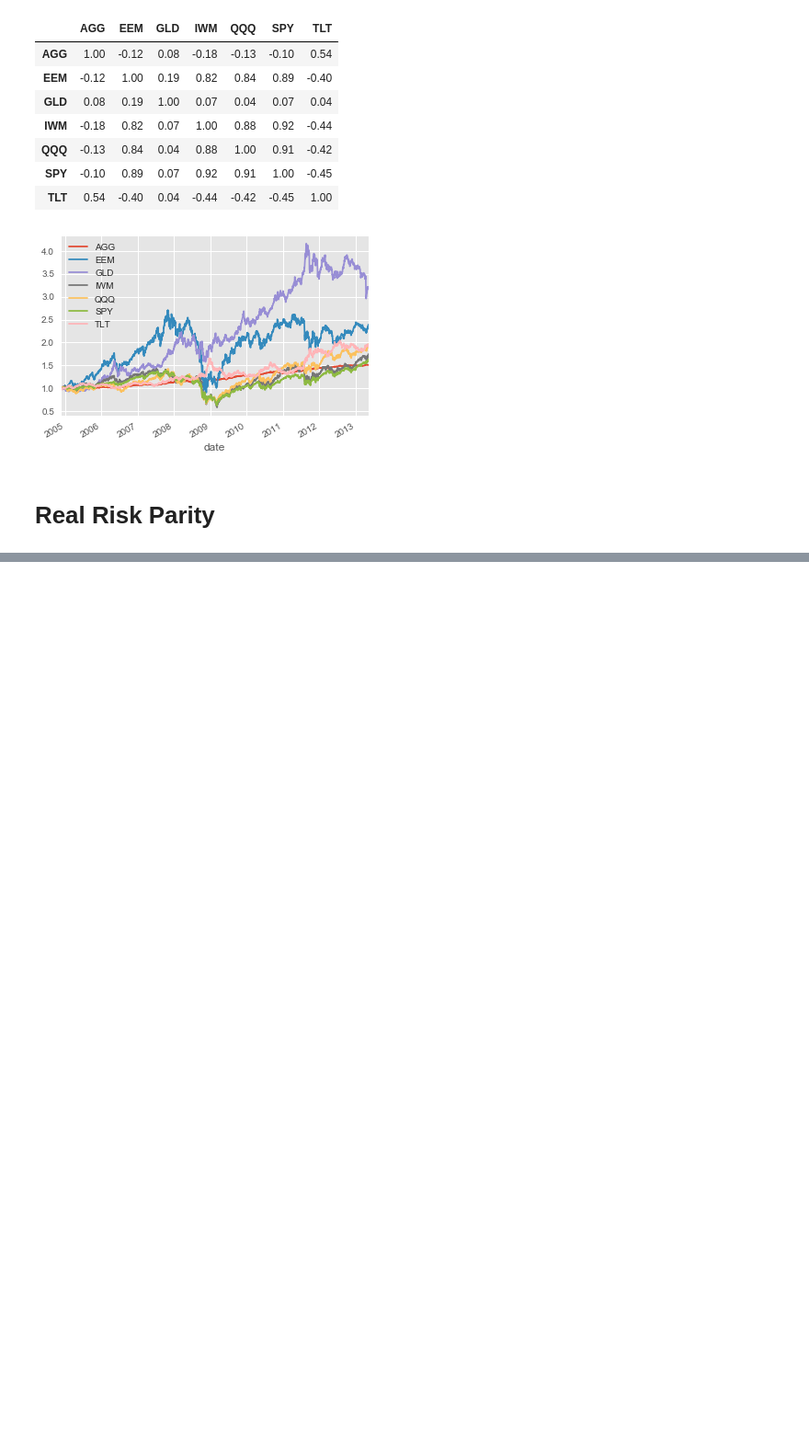
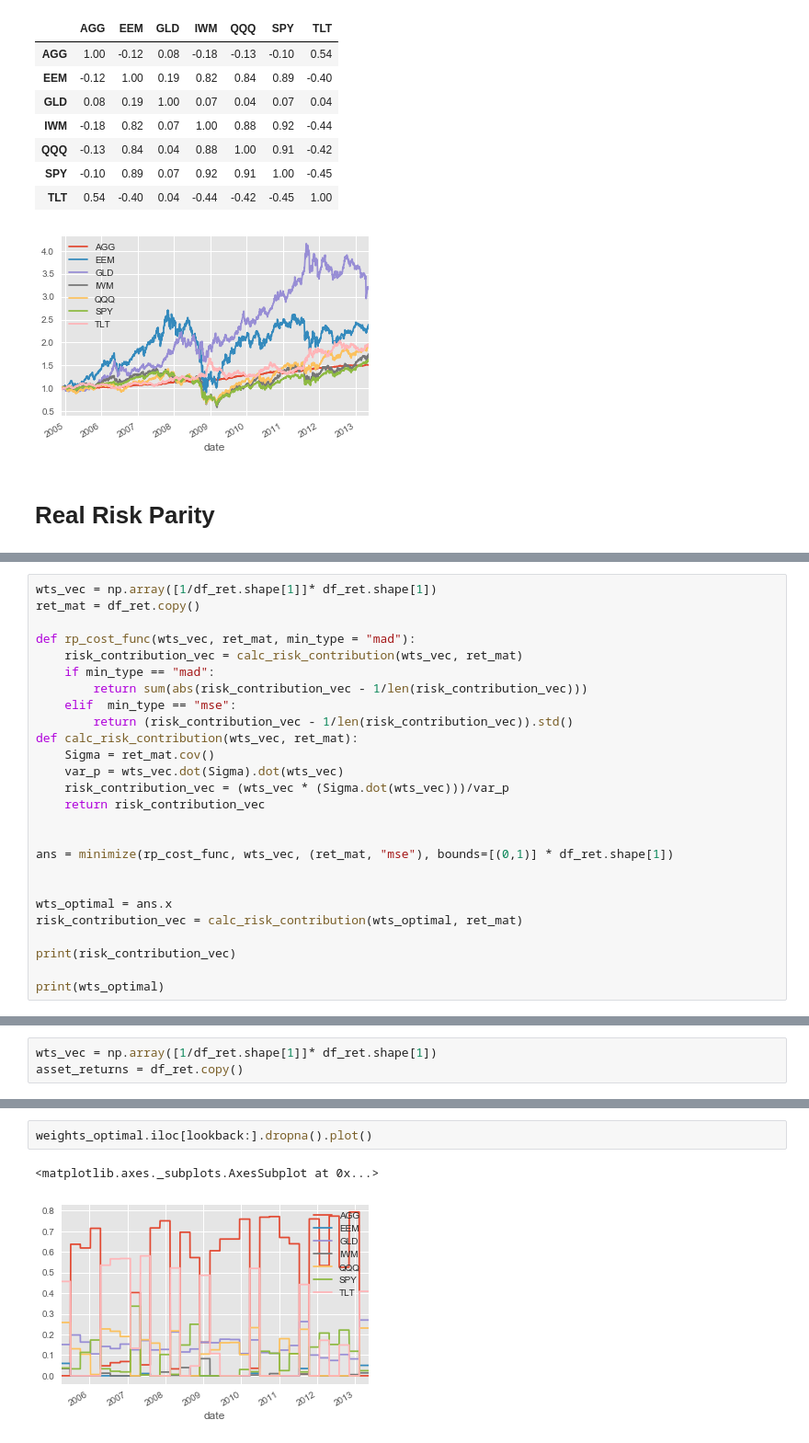
Before and after one commit to qiao-zhou/risk_parity, a Jupyter notebook: notebooks/Risk Parity Introduction.ipynb, the cells around one changed output, grey strips where cells are left out. Shown: that part at 92% size. Cells and saved outputs as stored; diff of their text form; blank space fills up the shorter version.

Commit message:
added more realistic optimization constraints.
added more realistic optimization constraints into the notebook. will
need to incorporate the changes into the risk_parity_model.py.

```diff
--- a/notebooks/Risk Parity Introduction.ipynb
+++ b/notebooks/Risk Parity Introduction.ipynb
@@ -207,0 +144,26 @@ cov_dict.values[1200]
+# %%
+wts_vec = np.array([1/df_ret.shape[1]]* df_ret.shape[1])
+ret_mat = df_ret.copy()
+
+def rp_cost_func(wts_vec, ret_mat, min_type = "mad"):
+    risk_contribution_vec = calc_risk_contribution(wts_vec, ret_mat)
+    if min_type == "mad":
+        return sum(abs(risk_contribution_vec - 1/len(risk_contribution_vec)))
+    elif  min_type == "mse":
+        return (risk_contribution_vec - 1/len(risk_contribution_vec)).std()
+def calc_risk_contribution(wts_vec, ret_mat):
+    Sigma = ret_mat.cov()
+    var_p = wts_vec.dot(Sigma).dot(wts_vec)
+    risk_contribution_vec = (wts_vec * (Sigma.dot(wts_vec)))/var_p
+    return risk_contribution_vec
+
+
+ans = minimize(rp_cost_func, wts_vec, (ret_mat, "mse"), bounds=[(0,1)] * df_ret.shape[1])
+
+
+wts_optimal = ans.x
+risk_contribution_vec = calc_risk_contribution(wts_optimal, ret_mat)
+
+print(risk_contribution_vec)
+
+print(wts_optimal)
@@ -207,0 +183,3 @@ cov_dict.values[1200]
+# %%
+wts_vec = np.array([1/df_ret.shape[1]]* df_ret.shape[1])
+asset_returns = df_ret.copy()
@@ -207,0 +287,5 @@ cov_dict.values[1200]
+# %%
+weights_optimal.iloc[lookback:].dropna().plot()
+# %% [output]
+<matplotlib.axes._subplots.AxesSubplot at 0x...>
+[figure, added]
```
Also changed, not shown: parts of 33 cells of this notebook, 4 other files.
